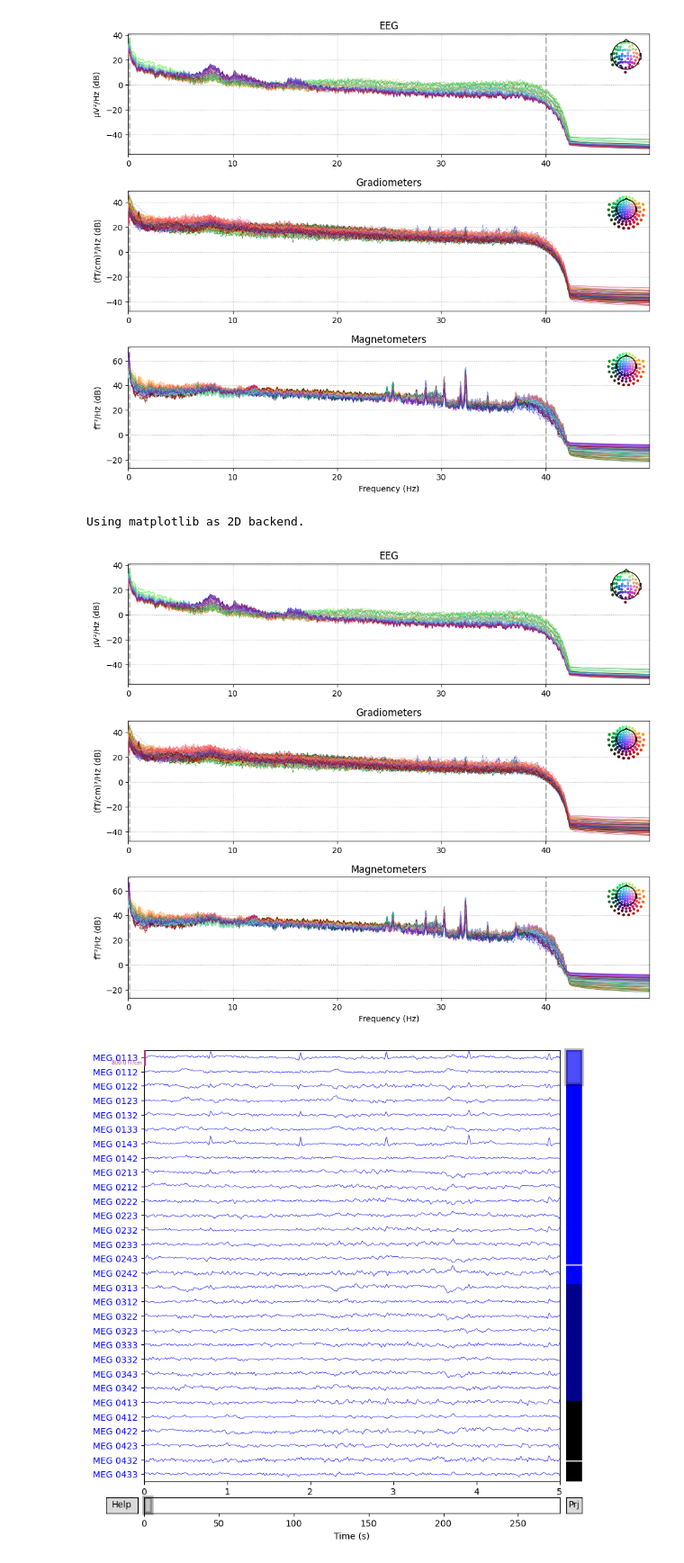
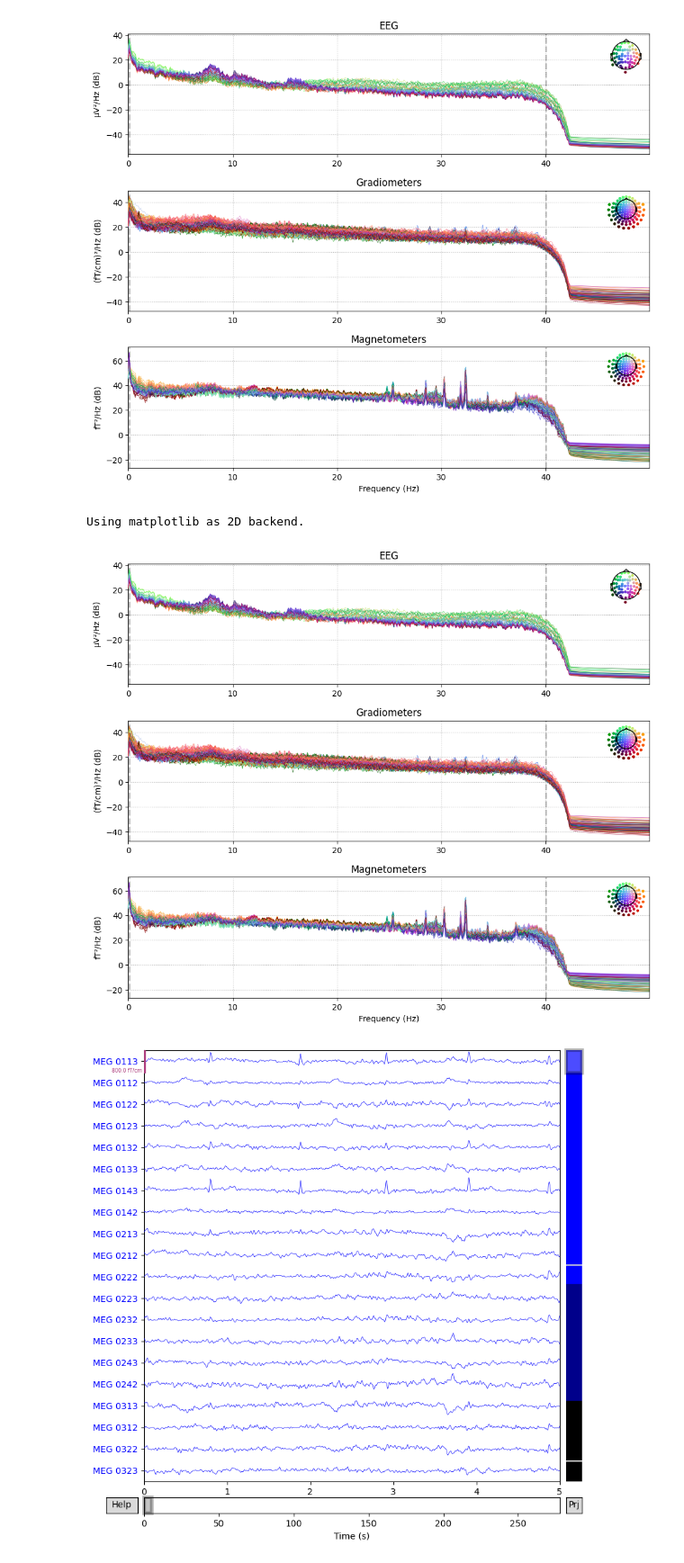
Before and after one commit to jonghang/neural_datascience, a Jupyter notebook: explore_meg_eeg_data/3-explore_meg_egg_data.ipynb, the cells around one changed output. Shown at 90% size. Saved outputs shown, nothing was run; the diff lists cells and outputs as text; code cells hidden in the pictures.

```diff
--- a/explore_meg_eeg_data/3-explore_meg_egg_data.ipynb
+++ b/explore_meg_eeg_data/3-explore_meg_egg_data.ipynb
@@ -44,5 +46,6 @@ Total FIF Files:  36
 # %%
-# sample_data_folder = mne.datasets.sample.data_path()
 sample_data_raw_file = FIF_FILES[26]
-raw = mne.io.read_raw_fif(sample_data_raw_file)
+print(sample_data_raw_file)
+
+fif_raw = mne.io.read_raw_fif(sample_data_raw_file)
 # %% [output]
@@ -81,8 +85,8 @@ NOTE: plot_psd() is a legacy function. New code should use .compute_psd().plot()
 Effective window size : 13.639 (s)
 [figure]
 # %%
-raw.plot(duration = 5, n_channels = 30)
+fif_raw.plot(duration = 5, n_channels = 20)
 # %% [output]
 Using matplotlib as 2D backend.
 [figure]
-[figure, old version]
+[figure, new version]
```
Also changed, not shown: parts of 4 cells of this notebook, 1 other file.
